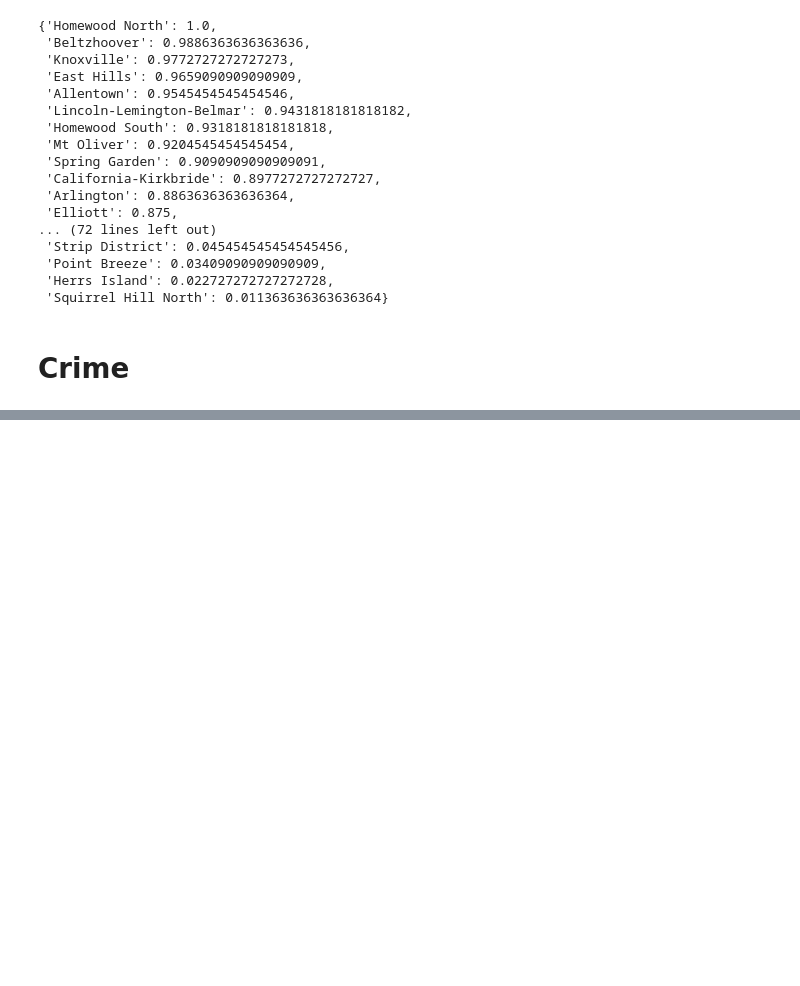
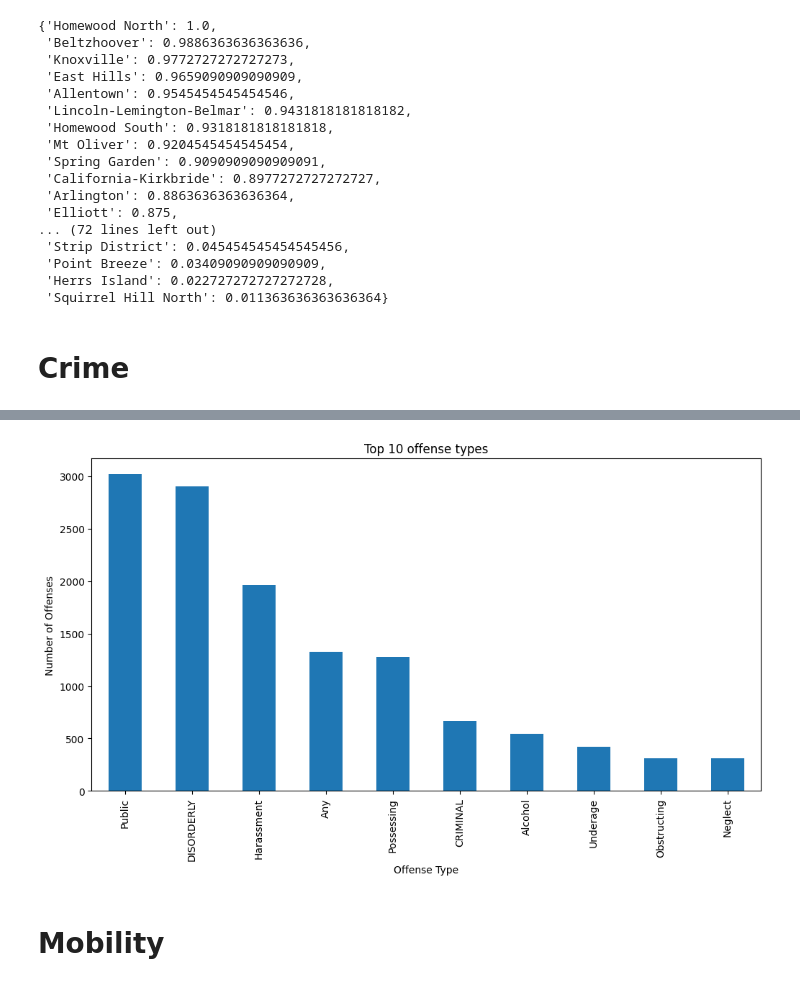
Before and after one commit to Gitter499/best-pitt-neighborhood, a Jupyter notebook: big-ideas-final-project.ipynb, the cells around one changed output, grey strips where cells are left out. Drawn from its saved outputs; the diff is of its cells as text; code cells hidden in the pictures; blank space fills up the shorter version.

```diff
--- a/big-ideas-final-project.ipynb
+++ b/big-ideas-final-project.ipynb
@@ -248,0 +296,14 @@ for n in neighborhoods:
+# %%
+#plot top 10 offense types
+offense_counts.head(10).plot(
+    kind='bar',
+    figsize=(12, 6),
+    title='Top 10 offense types'
+)
+plt.xlabel('Offense Type')
+plt.ylabel('Number of Offenses')
+plt.show()
+# %% [output]
+[figure, added]
+# %% [markdown]
+# Mobility
```
Also changed, not shown: parts of 5 cells of this notebook, 1 other file.
